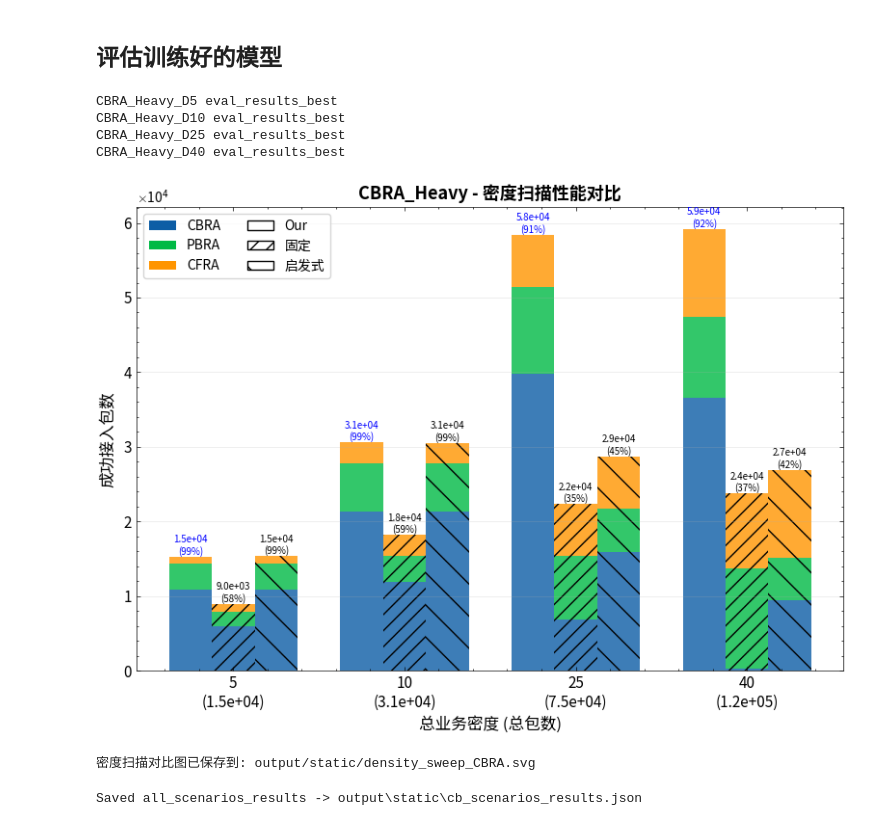
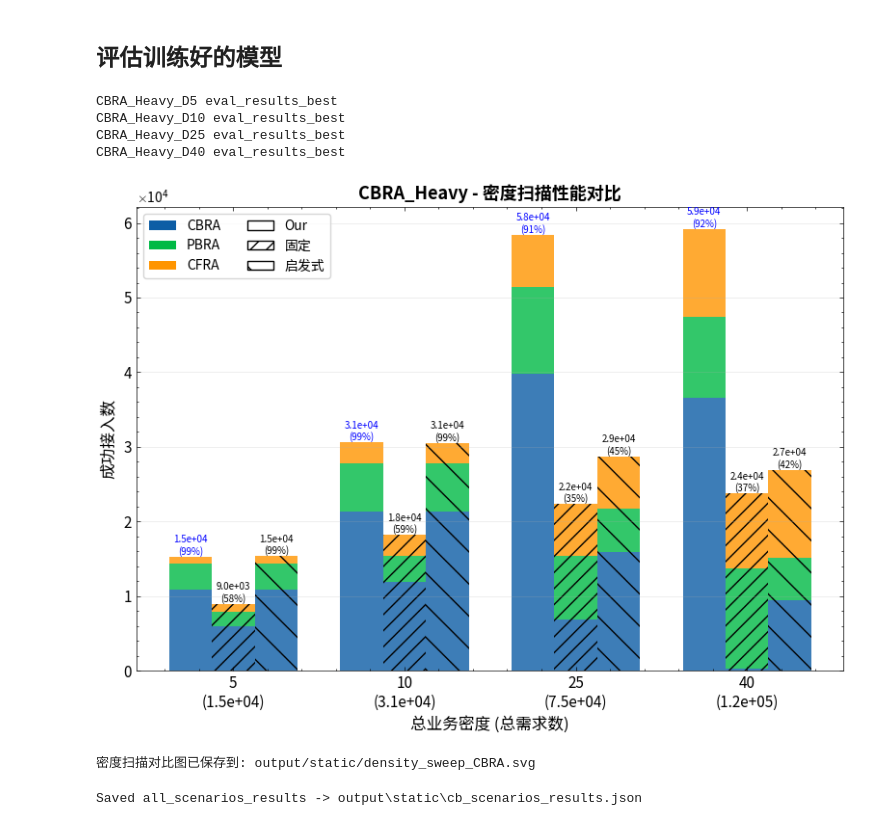
Before and after one commit to AnnLIU15/hppo-mac, a Jupyter notebook: static_density_sweep_CBRA.ipynb, the cells around one changed output. Drawn from its saved outputs; the diff is of its cells as text; code cells hidden in the pictures.

```diff
--- a/static_density_sweep_CBRA.ipynb
+++ b/static_density_sweep_CBRA.ipynb
@@ -375,6 +375,9 @@ print_results_summary(all_scenarios_results)
   PPO(最后): -49.0767
   固定分配: -1.1542 (vs最佳: +4198.92%)
   启发式: -0.2356 (vs最佳: +20962.14%)
+# %%
+import json
+all_scenarios_results = json.load(open(r'output/static/cb_scenarios_results.json', 'r', encoding='utf8'))
 # %% [markdown]
 ## 评估训练好的模型
 # %%
@@ -533,8 +536,8 @@ def plot_density_sweep_results():
                 ax.text(i + width, heuristic_total[i], f'{heuristic_total[i]:.1e}\n({theo_rate:.0f}%)',
                        ha='center', va='bottom', fontsize=7)
 
-        ax.set_xlabel('总业务密度 (总包数)', fontsize=12)
-        ax.set_ylabel('成功接入包数', fontsize=12)
+        ax.set_xlabel('总业务密度 (总需求数)', fontsize=12)
+        ax.set_ylabel('成功接入数', fontsize=12)
         ax.set_title(f'{mix_name} - 密度扫描性能对比', fontsize=13, fontweight='bold')
         ax.set_xticks(x)
         # 横轴标签添加总包数信息
@@ -544,34 +547,34 @@ def plot_density_sweep_results():
 
         # 添加图例
         from matplotlib.patches import Patch
         legend_elements = [
             Patch(facecolor='C0', label='CBRA'),
             Patch(facecolor='C1', label='PBRA'),
             Patch(facecolor='C2', label='CFRA'),
             Patch(facecolor='white', edgecolor='black', label='Our'),
             Patch(facecolor='white', edgecolor='black', hatch='//', label='固定'),
             Patch(facecolor='white', edgecolor='black', hatch='\\', label='启发式'),
         ]
         ax.legend(handles=legend_elements, fontsize=10, frameon=True, loc='upper left', ncol=2)
 
         ax.tick_params(labelsize=11)
         ax.ticklabel_format(style='scientific', axis='y', scilimits=(0,0))
         ax.grid(True, alpha=0.3, axis='y')
 
     plt.tight_layout()
     os.makedirs("output/static", exist_ok=True)
     plt.savefig("output/static/density_sweep_CBRA.svg", bbox_inches='tight', dpi=300)
     plt.show()
     print("密度扫描对比图已保存到: output/static/density_sweep_CBRA.svg")
 
 # 绘制结果
 plot_density_sweep_results()
 # %% [output]
 CBRA_Heavy_D5 eval_results_best
 CBRA_Heavy_D10 eval_results_best
 CBRA_Heavy_D25 eval_results_best
 CBRA_Heavy_D40 eval_results_best
-[figure, old version]
+[figure, new version]
 密度扫描对比图已保存到: output/static/density_sweep_CBRA.svg
 # %%
 import os
```
Also changed, not shown: 6 other files.
